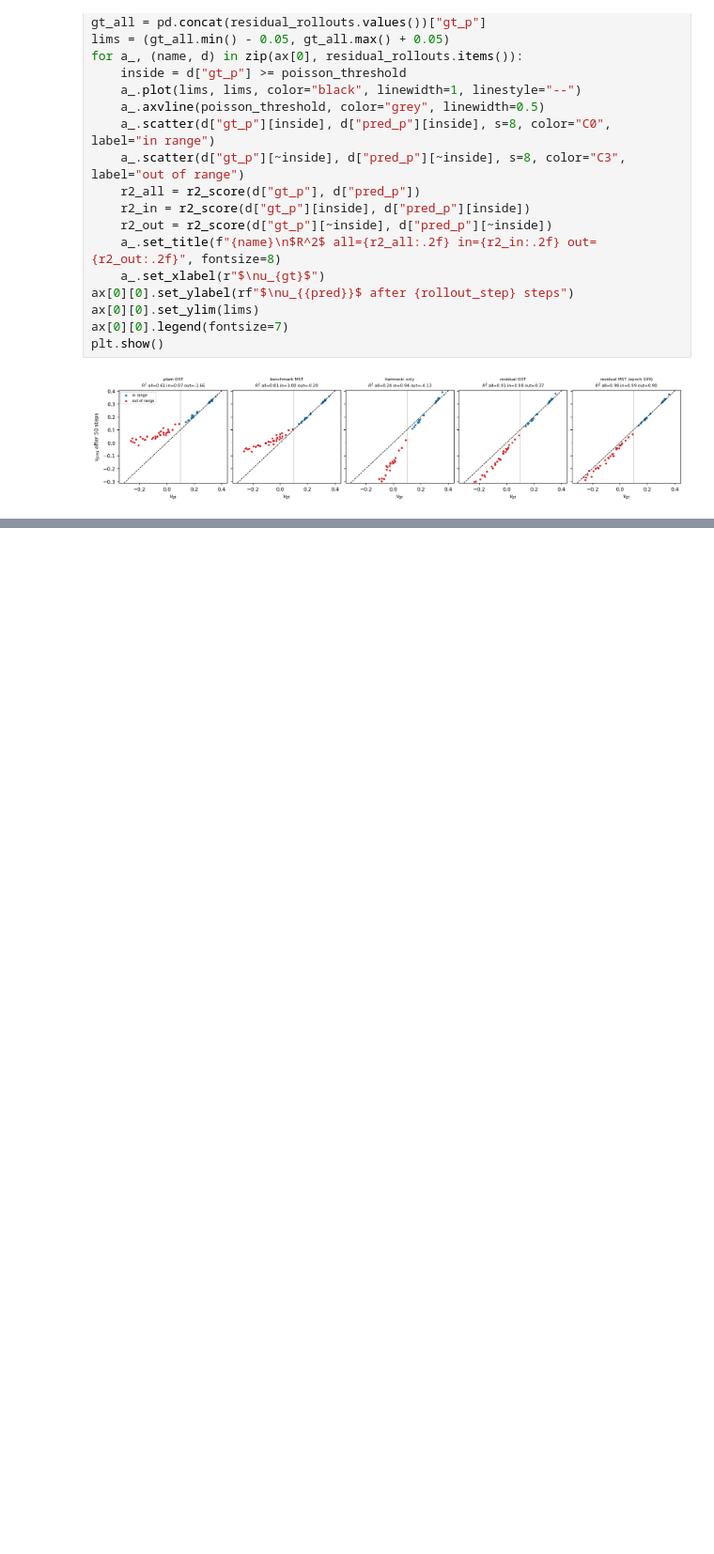
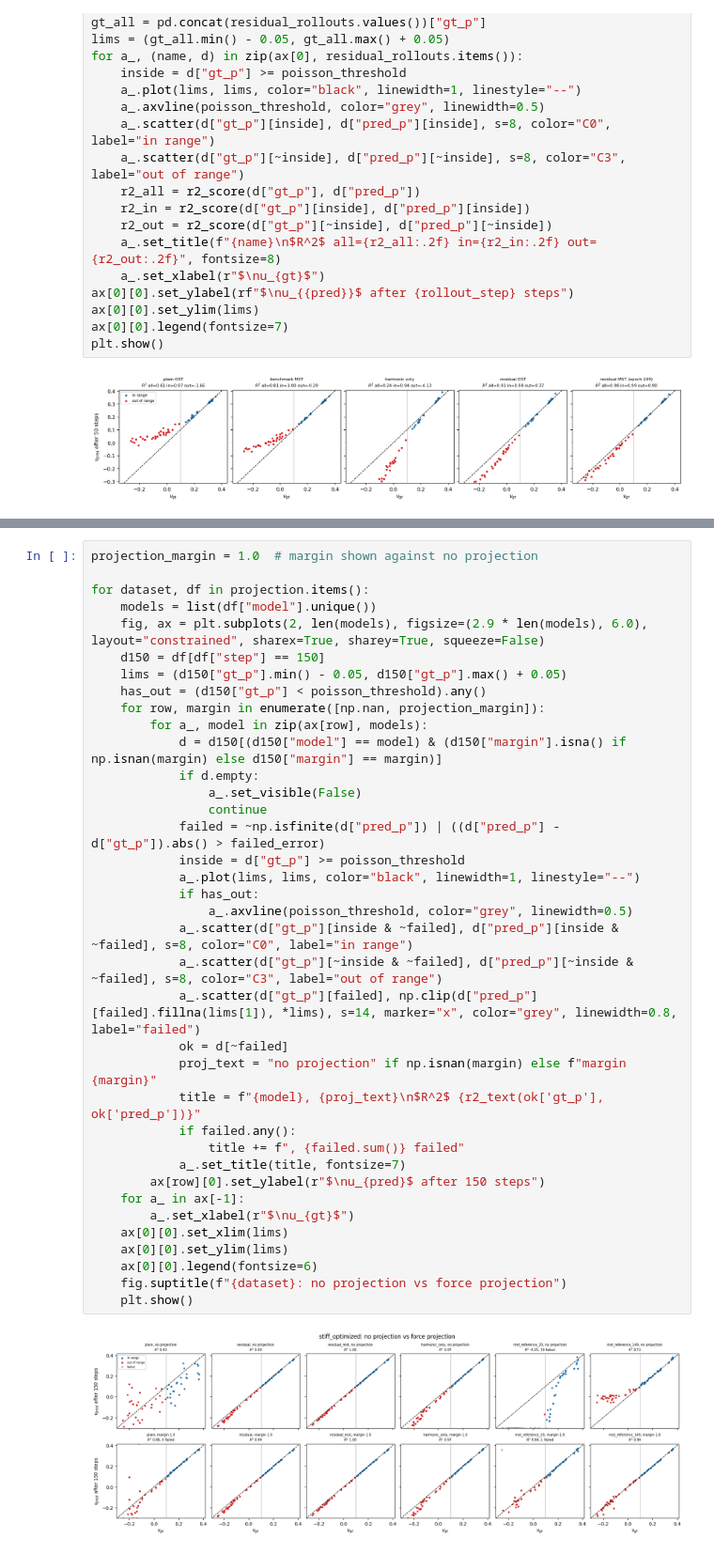
Before and after one commit to MendelsResearchGroup/GNNInverseDesign, a Jupyter notebook: constraint_projection.ipynb, the cells around one changed output, grey strips where cells are left out. Shown at 94% size. Cells and saved outputs as stored; diff of their text form; blank space fills up the shorter version.

```diff
--- a/constraint_projection.ipynb
+++ b/constraint_projection.ipynb
@@ -869,0 +1026,39 @@ plt.show()
+# %%
+projection_margin = 1.0  # margin shown against no projection
+
+for dataset, df in projection.items():
+    models = list(df["model"].unique())
+    fig, ax = plt.subplots(2, len(models), figsize=(2.9 * len(models), 6.0), layout="constrained", sharex=True, sharey=True, squeeze=False)
+    d150 = df[df["step"] == 150]
+    lims = (d150["gt_p"].min() - 0.05, d150["gt_p"].max() + 0.05)
+    has_out = (d150["gt_p"] < poisson_threshold).any()
+    for row, margin in enumerate([np.nan, projection_margin]):
+        for a_, model in zip(ax[row], models):
+            d = d150[(d150["model"] == model) & (d150["margin"].isna() if np.isnan(margin) else d150["margin"] == margin)]
+            if d.empty:
+                a_.set_visible(False)
+                continue
+            failed = ~np.isfinite(d["pred_p"]) | ((d["pred_p"] - d["gt_p"]).abs() > failed_error)
+            inside = d["gt_p"] >= poisson_threshold
+            a_.plot(lims, lims, color="black", linewidth=1, linestyle="--")
+            if has_out:
+                a_.axvline(poisson_threshold, color="grey", linewidth=0.5)
+            a_.scatter(d["gt_p"][inside & ~failed], d["pred_p"][inside & ~failed], s=8, color="C0", label="in range")
+            a_.scatter(d["gt_p"][~inside & ~failed], d["pred_p"][~inside & ~failed], s=8, color="C3", label="out of range")
+            a_.scatter(d["gt_p"][failed], np.clip(d["pred_p"][failed].fillna(lims[1]), *lims), s=14, marker="x", color="grey", linewidth=0.8, label="failed")
+            ok = d[~failed]
+            proj_text = "no projection" if np.isnan(margin) else f"margin {margin}"
+            title = f"{model}, {proj_text}\n$R^2$ {r2_text(ok['gt_p'], ok['pred_p'])}"
+            if failed.any():
+                title += f", {failed.sum()} failed"
+            a_.set_title(title, fontsize=7)
+        ax[row][0].set_ylabel(r"$\nu_{pred}$ after 150 steps")
+    for a_ in ax[-1]:
+        a_.set_xlabel(r"$\nu_{gt}$")
+    ax[0][0].set_xlim(lims)
+    ax[0][0].set_ylim(lims)
+    ax[0][0].legend(fontsize=6)
+    fig.suptitle(f"{dataset}: no projection vs force projection")
+    plt.show()
+# %% [output]
+[figure, added]
```
Also changed, not shown: parts of 12 cells of this notebook, 22 other files.
